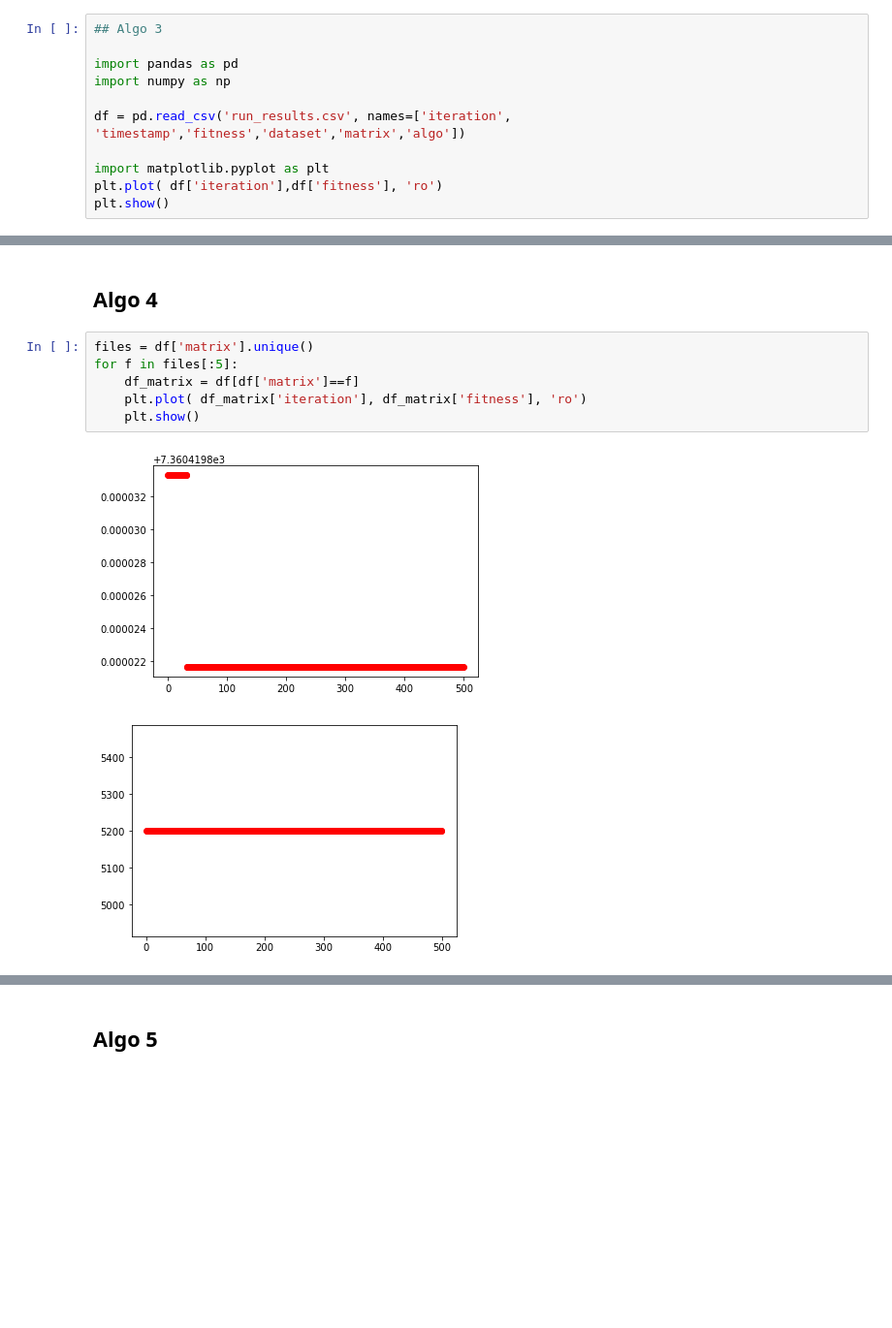
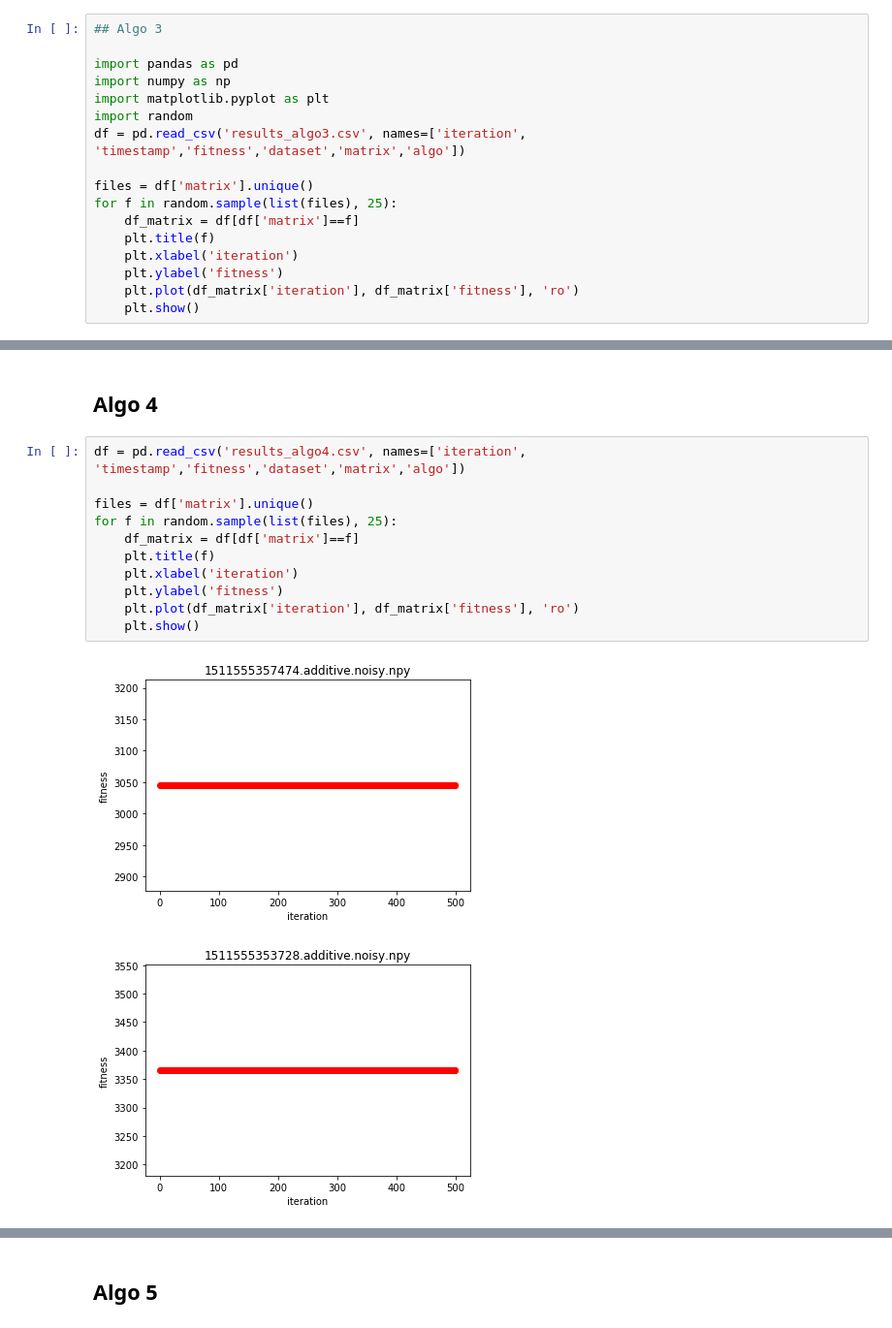
Before and after one commit to alceubissoto/mo640, a Jupyter notebook: MO640.ipynb, the cells around one changed output, grey strips where cells are left out. Shown at 97% size. Drawn from its saved outputs; the diff is of its cells as text; blank space fills up the shorter version.

```diff
--- a/MO640.ipynb
+++ b/MO640.ipynb
@@ -5,10 +5,16 @@
 
 import pandas as pd
 import numpy as np
+import matplotlib.pyplot as plt
+import random
+df = pd.read_csv('results_algo3.csv', names=['iteration', 'timestamp','fitness','dataset','matrix','algo'])
 
-df = pd.read_csv('run_results.csv', names=['iteration', 'timestamp','fitness','dataset','matrix','algo'])
-
-import matplotlib.pyplot as plt
-plt.plot( df['iteration'],df['fitness'], 'ro')
-plt.show()
+files = df['matrix'].unique()
+for f in random.sample(list(files), 25):
+    df_matrix = df[df['matrix']==f]
+    plt.title(f)
+    plt.xlabel('iteration')
+    plt.ylabel('fitness')
+    plt.plot(df_matrix['iteration'], df_matrix['fitness'], 'ro')
+    plt.show()
 # %% [output]
@@ -16,11 +34,16 @@ plt.show()
 # %% [markdown]
 ## Algo 4
 # %%
+df = pd.read_csv('results_algo4.csv', names=['iteration', 'timestamp','fitness','dataset','matrix','algo'])
+
 files = df['matrix'].unique()
-for f in files[:5]:
+for f in random.sample(list(files), 25):
     df_matrix = df[df['matrix']==f]
-    plt.plot( df_matrix['iteration'], df_matrix['fitness'], 'ro')
+    plt.title(f)
+    plt.xlabel('iteration')
+    plt.ylabel('fitness')
+    plt.plot(df_matrix['iteration'], df_matrix['fitness'], 'ro')
     plt.show()
 # %% [output]
-[figure, old version]
+[figure, new version]
-[figure, old version]
+[figure, new version]
```
Also changed, not shown: parts of 3 cells of this notebook.
